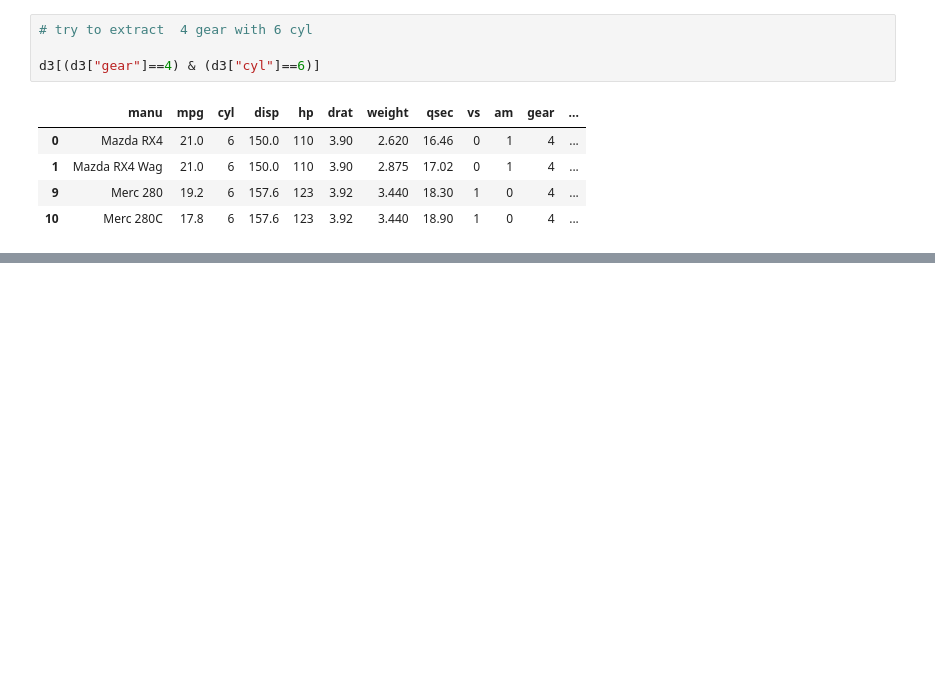
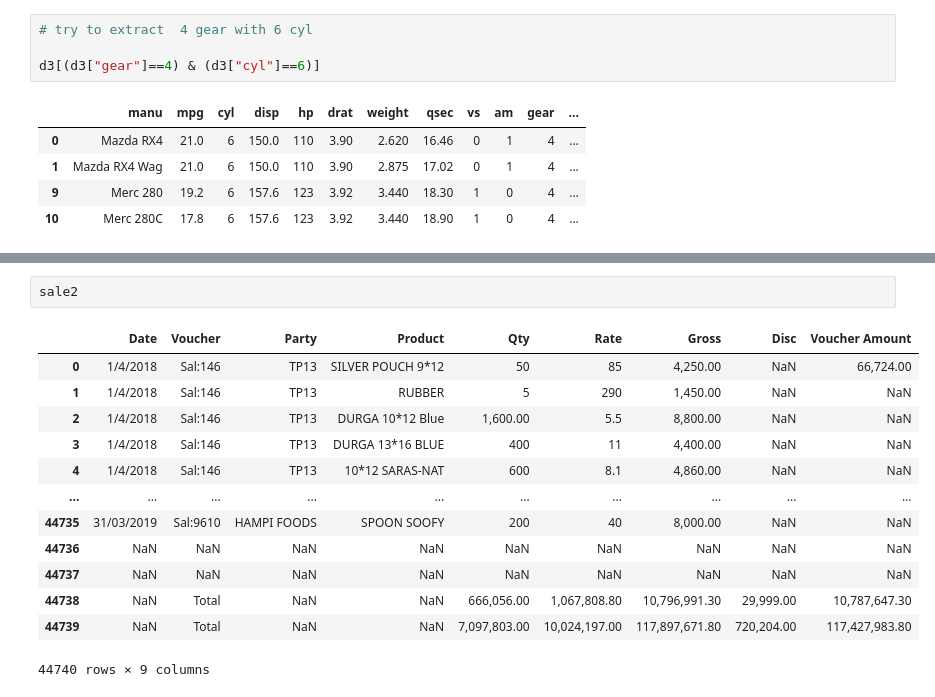
Before and after one commit to aryanra419/Python-class-notes, a Jupyter notebook: libraries.ipynb, the cells around one changed output, grey strips where cells are left out. Drawn from its saved outputs; the diff is of its cells as text; blank space fills up the shorter version.

```diff
--- a/libraries.ipynb
+++ b/libraries.ipynb
@@ -725,0 +927,16 @@ print(d3.col
+# %%
+sale2
+# %% [output]
+|  | Date | Voucher | Party | Product | Qty | Rate | Gross | Disc | Voucher Amount |
+| 0 | 1/4/2018 | Sal:146 | TP13 | SILVER POUCH 9*12 | 50 | 85 | 4,250.00 | NaN | 66,724.00 |
+| 1 | 1/4/2018 | Sal:146 | TP13 | RUBBER | 5 | 290 | 1,450.00 | NaN | NaN |
+| 2 | 1/4/2018 | Sal:146 | TP13 | DURGA 10*12 Blue | 1,600.00 | 5.5 | 8,800.00 | NaN | NaN |
+| 3 | 1/4/2018 | Sal:146 | TP13 | DURGA 13*16 BLUE | 400 | 11 | 4,400.00 | NaN | NaN |
+| 4 | 1/4/2018 | Sal:146 | TP13 | 10*12 SARAS-NAT | 600 | 8.1 | 4,860.00 | NaN | NaN |
+| ... | ... | ... | ... | ... | ... | ... | ... | ... | ... |
+| 44735 | 31/03/2019 | Sal:9610 | HAMPI FOODS | SPOON SOOFY | 200 | 40 | 8,000.00 | NaN | NaN |
+| 44736 | NaN | NaN | NaN | NaN | NaN | NaN | NaN | NaN | NaN |
+| 44737 | NaN | NaN | NaN | NaN | NaN | NaN | NaN | NaN | NaN |
+| 44738 | NaN | Total | NaN | NaN | 666,056.00 | 1,067,808.80 | 10,796,991.30 | 29,999.00 | 10,787,647.30 |
+| 44739 | NaN | Total | NaN | NaN | 7,097,803.00 | 10,024,197.00 | 117,897,671.80 | 720,204.00 | 117,427,983.80 |
+44740 rows × 9 columns
```
Also changed, not shown: parts of 25 cells of this notebook.
